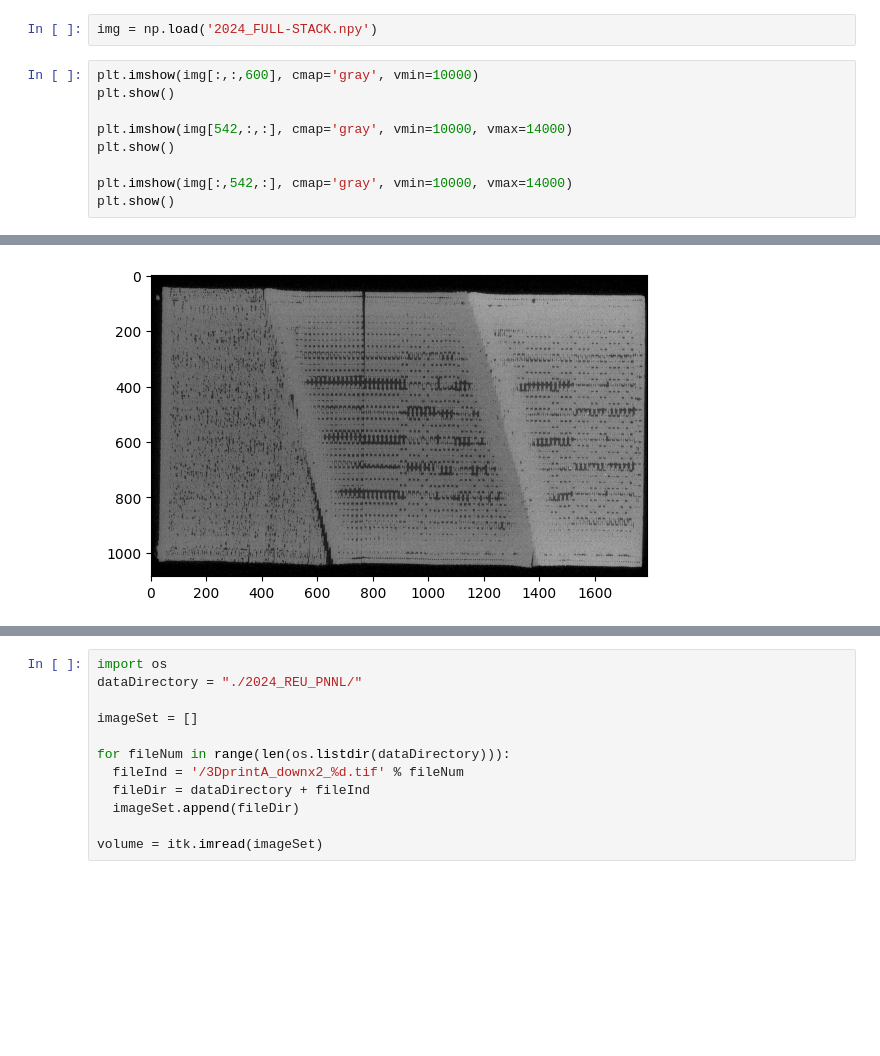
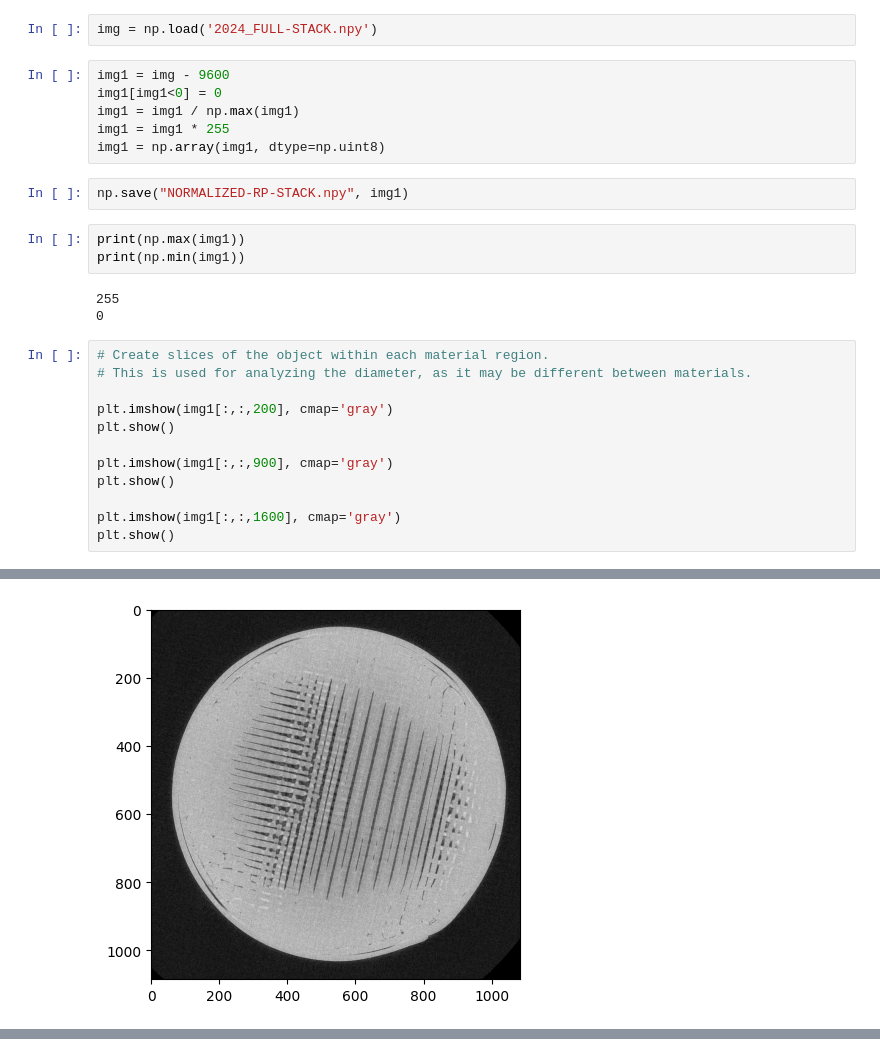
Before and after one commit to tpasfieldERAU/MA390-490_PNNL, a Jupyter notebook: datavis.ipynb, the cells around one changed output, grey strips where cells are left out. Drawn from its saved outputs; the diff is of its cells as text; blank space fills up the shorter version.

```diff
--- a/datavis.ipynb
+++ b/datavis.ipynb
@@ -16,13 +18,30 @@ for i in range(z):
 # np.save("./2024_FULL-STACK.npy", img)
 # %%
 img = np.load('2024_FULL-STACK.npy')
+# %%
+img1 = img - 9600
+img1[img1<0] = 0
+img1 = img1 / np.max(img1)
+img1 = img1 * 255
+img1 = np.array(img1, dtype=np.uint8)
+# %%
+np.save("NORMALIZED-RP-STACK.npy", img1)
+# %%
+print(np.max(img1))
+print(np.min(img1))
+# %% [output]
+255
+0
 # %%
-plt.imshow(img[:,:,600], cmap='gray', vmin=10000)
+# Create slices of the object within each material region.
+# This is used for analyzing the diameter, as it may be different between materials.
+
+plt.imshow(img1[:,:,200], cmap='gray')
 plt.show()
 
-plt.imshow(img[542,:,:], cmap='gray', vmin=10000, vmax=14000)
+plt.imshow(img1[:,:,900], cmap='gray')
 plt.show()
 
-plt.imshow(img[:,542,:], cmap='gray', vmin=10000, vmax=14000)
+plt.imshow(img1[:,:,1600], cmap='gray')
 plt.show()
 # %% [output]
@@ -30 +49 @@ plt.show()
-[figure, old version]
+[figure, new version]
@@ -32,12 +50,0 @@ plt.show()
-# %%
-import os
-dataDirectory = "./2024_REU_PNNL/"
-
-imageSet = []
-
-for fileNum in range(len(os.listdir(dataDirectory))):
-  fileInd = '/3DprintA_downx2_%d.tif' % fileNum
-  fileDir = dataDirectory + fileInd
-  imageSet.append(fileDir)
-
-volume = itk.imread(imageSet)
```
Also changed, not shown: parts of 9 cells of this notebook.
